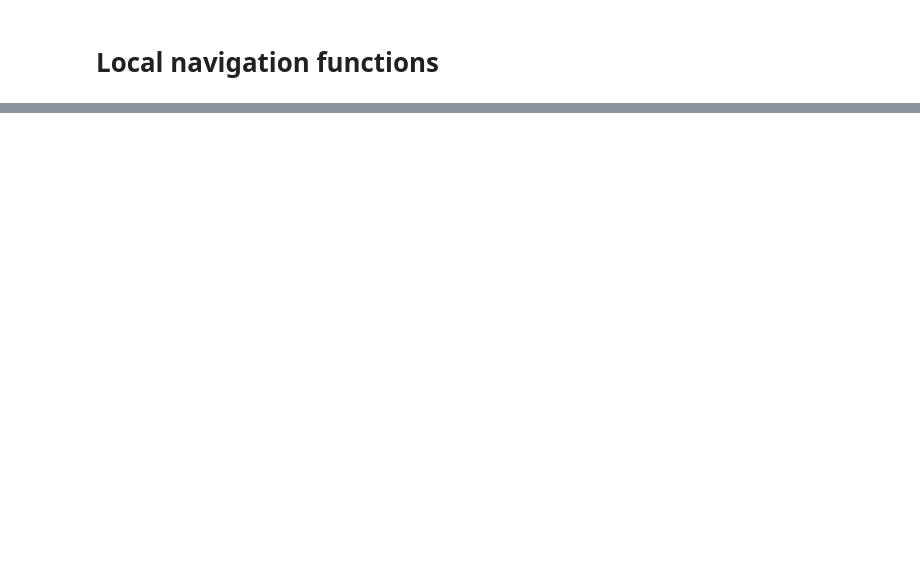
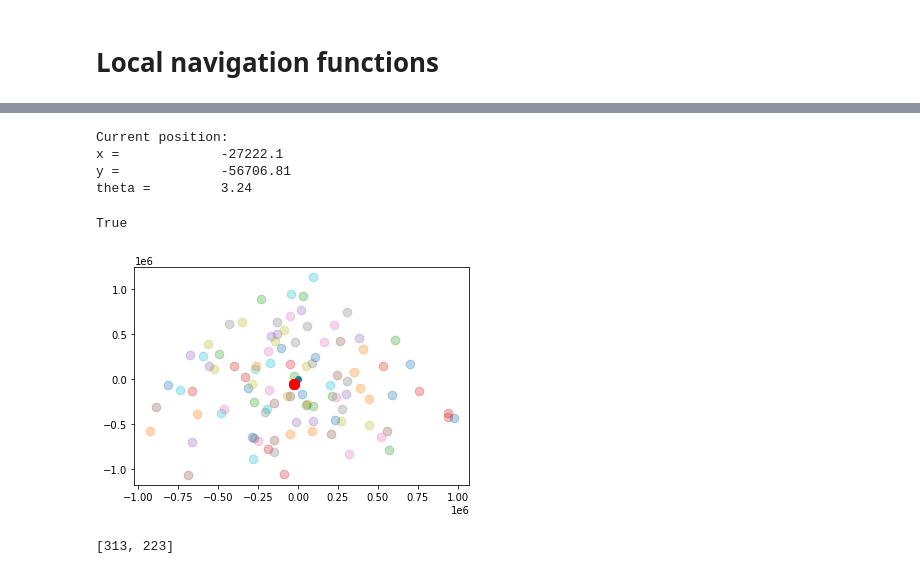
Before and after one commit to vphilippoz/MobileRobotics, a Jupyter notebook: Work_plz.ipynb, the cells around one changed output, grey strips where cells are left out. Saved outputs shown, nothing was run; the diff lists cells and outputs as text; code cells hidden in the pictures; blank space fills up the shorter version.

```diff
--- a/Work_plz.ipynb
+++ b/Work_plz.ipynb
@@ -660,5 +668,17 @@ motor_left_target = 0
 motor_right_target = 0
 # %%
 print(pose)
+plt.scatter(500,500)
 pose.plot(plot_theta=False)
 pose.isLost
+# %% [output]
+Current position:
+x =             -27222.1
+y =             -56706.81
+theta =         3.24
+True
+[figure, added]
+# %%
+prox_ground_delta
+# %% [output]
+[313, 223]
```
Also changed, not shown: parts of 3 cells of this notebook.
